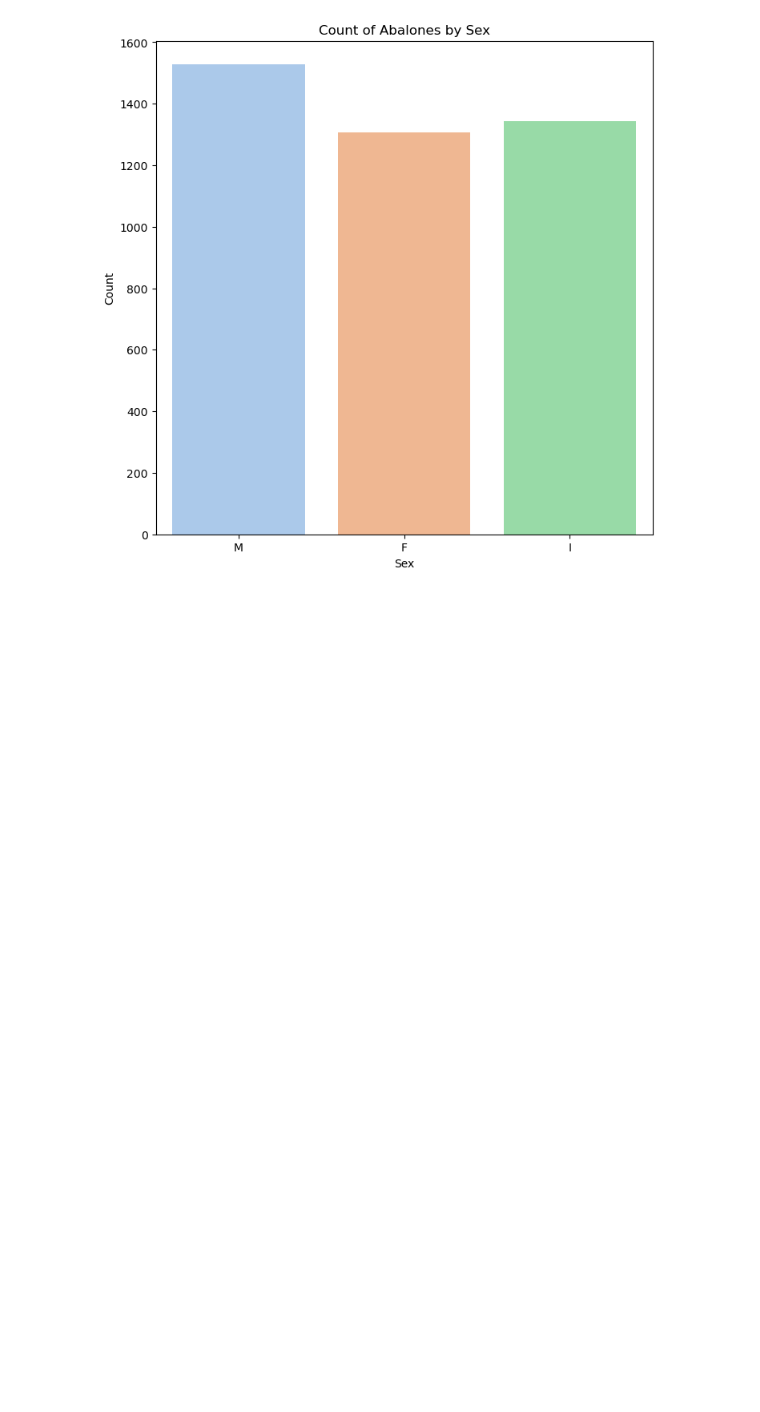
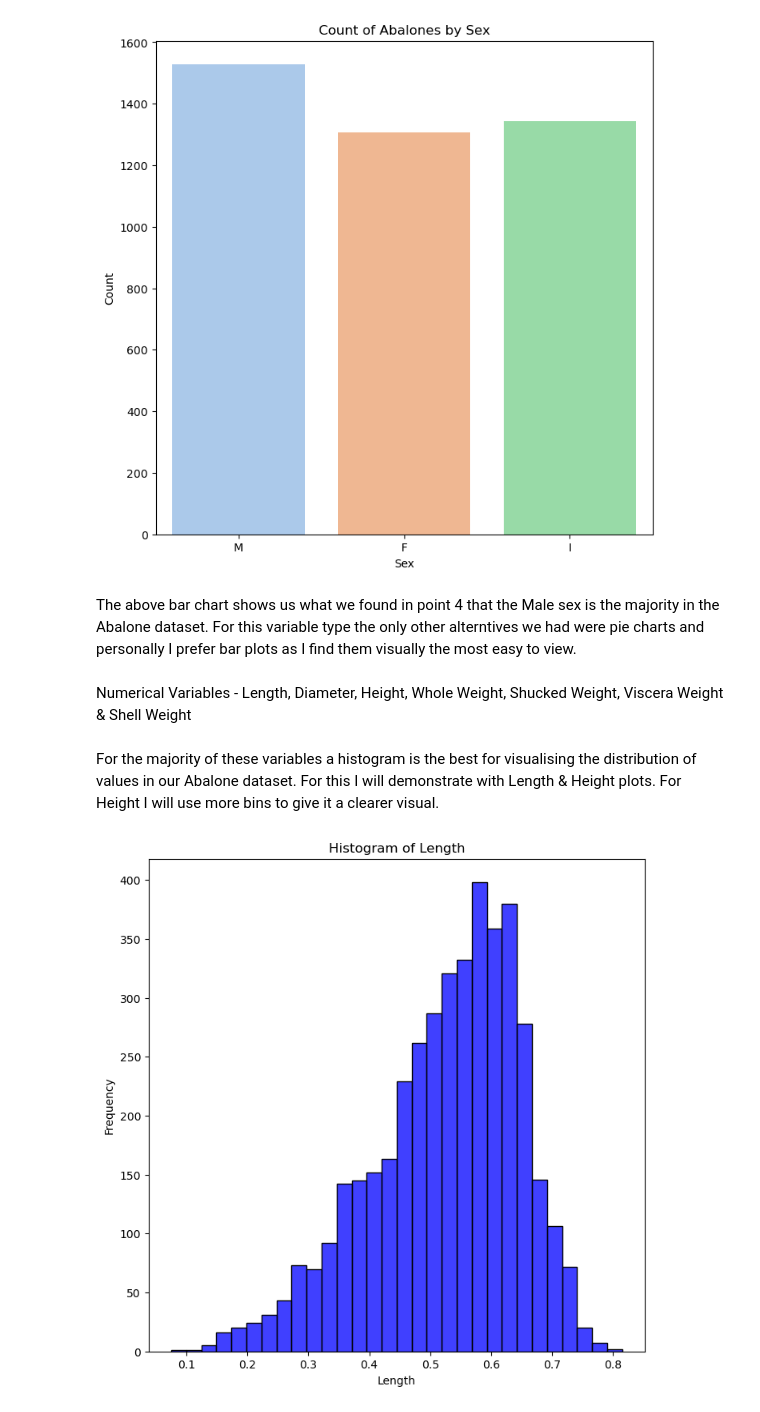
Before and after one commit to RyanMch97/Machine-Learning-Autumn, a Jupyter notebook: MachineLearning-Autumn.ipynb, the cells around one changed output. Cells and saved outputs as stored; diff of their text form; code cells hidden in the pictures; blank space fills up the shorter version.

Commit message:
plots for all the variables, will add more defintion later

```diff
--- a/MachineLearning-Autumn.ipynb
+++ b/MachineLearning-Autumn.ipynb
@@ -190,3 +190,20 @@ plt.ylabel('Count')
 plt.show()
 # %% [output]
 [figure]
+# %% [markdown]
+The above bar chart shows us what we found in point 4 that the Male sex is the majority in the Abalone dataset. For this variable type the only other alterntives we had were pie charts and personally I prefer bar plots as I find them visually the most easy to view.
+# %% [markdown]
+Numerical Variables - Length, Diameter, Height, Whole Weight, Shucked Weight, Viscera Weight & Shell Weight
+# %% [markdown]
+For the majority of these variables a histogram is the best for visualising the distribution of values in our Abalone dataset.
+For this I will demonstrate with Length & Height plots. For Height I will use more bins to give it a clearer visual.
+# %%
+# Histogram for 'Length'
+plt.figure(figsize=(8, 8)) # creating fig size
+sns.histplot(df['length'], bins=30, color='blue') # creating histplot with length from dataframe, 40 bins to give us a clear visual with blue coloring
+plt.title('Histogram of Length') #adding title
+plt.xlabel('Length') #x axis labeled length
+plt.ylabel('Frequency') # y axis labeled Freq
+plt.show() # showing
+# %% [output]
+[figure, added]
```
Also changed, not shown: parts of 7 cells of this notebook.
